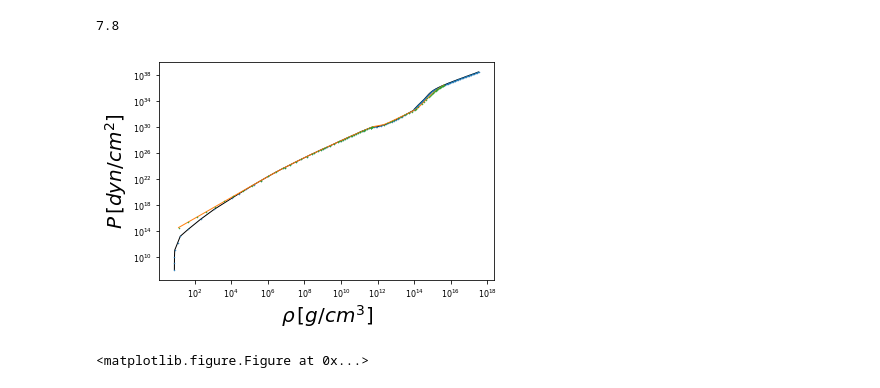
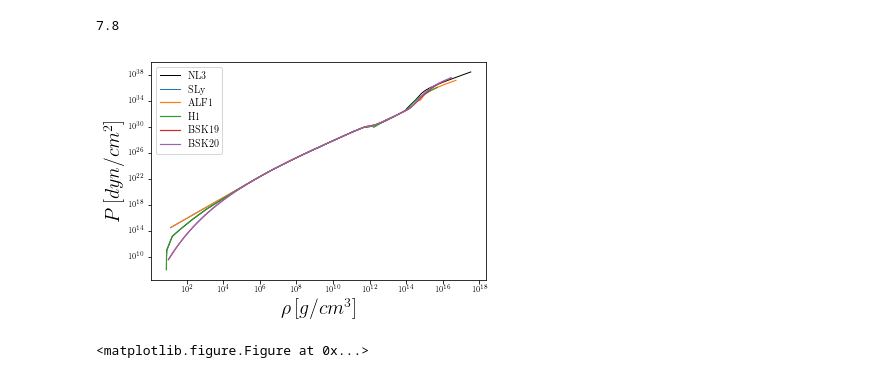
Before and after one commit to DavidRamosSal/stellar_structure, a Jupyter notebook: MassRadius.ipynb, the cells around one changed output. Cells and saved outputs as stored; diff of their text form; code cells hidden in the pictures.

```diff
--- a/MassRadius.ipynb
+++ b/MassRadius.ipynb
@@ -17,7 +17,7 @@ b=c/np.sqrt(Sigma*G) # Dimensions of radius
 mdim=b*c**2.0/G # Dimensions of mass
 pdim=Sigma*c**2 # Dimensions of pressure
 # %%
-rhoNL3,PNL3=np.loadtxt('EOSFull_NL3_BPS02.dat',usecols=(0,1),unpack=True)
+rhoNL3,PNL3=np.loadtxt('EOS/EOSFull_NL3_BPS02.dat',usecols=(0,1),unpack=True)
 P_NL3=interpolate.interp1d(rhoNL3/Sigma,PNL3/pdim)
 rho_NL3=interpolate.interp1d(PNL3/pdim,rhoNL3/Sigma)
 
@@ -25,11 +25,11 @@ rhoSLy,PSLy=np.loadtxt('EOS/sly.dat',usecols=(2,1),unpack=True)
 P_SLy=interpolate.interp1d(rhoSLy/Sigma,(PSLy*c**2)/pdim)
 rho_SLy=interpolate.interp1d((PSLy*c**2)/pdim,rhoSLy/Sigma)
 
-rhoBSK19,PBSK19=np.loadtxt('EOS/bsk19.dat',usecols=(2,1),unpack=True)
+rhoBSK19,PBSK19=np.loadtxt('EOS/bsk19.dat',usecols=(1,2),unpack=True)
 P_BSK19=interpolate.interp1d(rhoBSK19/Sigma,(PBSK19*c**2)/pdim)
 rho_BSK19=interpolate.interp1d((PBSK19*c**2)/pdim,rhoBSK19/Sigma)
 
-rhoBSK20,PBSK20=np.loadtxt('EOS/bsk20.dat',usecols=(2,1),unpack=True)
+rhoBSK20,PBSK20=np.loadtxt('EOS/bsk20.dat',usecols=(1,2),unpack=True)
 P_BSK20=interpolate.interp1d(rhoBSK20/Sigma,(PBSK20*c**2)/pdim)
 rho_BSK20=interpolate.interp1d((PBSK20*c**2)/pdim,rhoBSK20/Sigma)
 
@@ -40,57 +40,79 @@ rho_ALF1=interpolate.interp1d((PALF1*c**2)/pdim,rhoALF1/Sigma)
 rhoH1,PH1=np.loadtxt('EOS/H1.dat',usecols=(2,1),unpack=True)
 P_H1=interpolate.interp1d(rhoH1/Sigma,(PH1*c**2)/pdim)
 rho_H1=interpolate.interp1d((PH1*c**2)/pdim,rhoH1/Sigma)
+
+rhoSQM1,PSQM1=np.loadtxt('EOS/sqm1.dat',usecols=(2,1),unpack=True)
+P_SQM1=interpolate.interp1d(rhoSQM1/Sigma,(PSQM1*c**2)/pdim)
+rho_SQM1=interpolate.interp1d((PSQM1*c**2)/pdim,rhoSQM1/Sigma)
+
+rhoSQM2,PSQM2=np.loadtxt('EOS/sqm2.dat',usecols=(2,1),unpack=True)
+P_SQM2=interpolate.interp1d(rhoSQM2/Sigma,(PSQM2*c**2)/pdim)
+rho_SQM2=interpolate.interp1d((PSQM2*c**2)/pdim,rhoSQM2/Sigma)
 # %%
 rhoNL3[0]
 # %% [output]
 7.8
 # %%
+plt.rc('text', usetex=True)
+plt.rc('font', family='serif')
 plt.rc('axes', labelsize=20)
 plt.rc('xtick', labelsize=8)
 plt.rc('ytick', labelsize=8)
 
 fig=plt.figure()
 ax = fig.add_subplot(1, 1, 1)
 
 plt.loglog(rhoNL3,P_NL3(rhoNL3/Sigma)*pdim,'k-', \
-           linewidth=1,label="Interpolation") # Interpolación
-plt.loglog(rhoNL3,PNL3,'o', \
-           markersize=0.5,label='Data') # Valores de la tabla
+           linewidth=1,label="NL3") # Interpolación
+#plt.loglog(rhoNL3,PNL3,'o', \
+ #          markersize=0.5) # Valores de la tabla
 
 plt.loglog(rhoSLy,P_SLy(rhoSLy/Sigma)*pdim,'-', \
-           linewidth=1,label="Interpolation") # Interpolación
-plt.loglog(rhoSLy,PSLy*c**2,'o', \
-           markersize=0.5,label='Data') # Valores de la tabla
+           linewidth=1,label="SLy")
+#plt.loglog(rhoSLy,PSLy*c**2,'o', \
+  #         markersize=0.5)
 
-#plt.loglog(rhoBSK19,P_BSK19(rhoBSK19/Sigma)*pdim,'-', \
- #          linewidth=1.2,label="Interpolation") # Interpolación
+plt.loglog(rhoALF1,P_ALF1(rhoALF1/Sigma)*pdim,'-', \
+           linewidth=1.2,label="ALF1")
+#plt.loglog(rhoALF1,PALF1*c**2,'o', \
+#           markersize=.5)
+
+plt.loglog(rhoH1,P_H1(rhoH1/Sigma)*pdim,'-', \
+           linewidth=1.2,label="H1")
+#plt.loglog(rhoH1,PH1*c**2,'o', \
+ #          markersize=.5)
+
+
+plt.loglog(rhoBSK19,P_BSK19(rhoBSK19/Sigma)*pdim,'-', \
+           linewidth=1.2,label="BSK19")
 #plt.loglog(rhoBSK19,PBSK19*c**2,'o', \
- #          markersize=.3,label='Data') # Valores de la tabla
+ #          markersize=.5) # Valores de la tabla
 
-#plt.loglog(rhoBSK20,P_BSK20(rhoBSK20/Sigma)*pdim,'-', \
- #          linewidth=1.2,label="Interpolation") # Interpolación
+plt.loglog(rhoBSK20,P_BSK20(rhoBSK20/Sigma)*pdim,'-', \
+           linewidth=1.2,label="BSK20")
 #plt.loglog(rhoBSK20,PBSK20*c**2,'o', \
- #          markersize=3,label='Data') # Valores de la tabla
+ #          markersize=.5) # Valores de la tabla
 
-#plt.loglog(rhoALF1,P_ALF1(rhoALF1/Sigma)*pdim,'-', \
- #          linewidth=1.2,label="Interpolation") # Interpolación
-#plt.loglog(rhoALF1,PALF1*c**2,'o', \
- #          markersize=3,label='Data') # Valores de la tabla
+#-------------Strange Quark Matter (Don't know how they work)
 
-#plt.loglog(rhoH1,P_H1(rhoH1/Sigma)*pdim,'-', \
- #          linewidth=1.2,label="Interpolation") # Interpolación
-#plt.loglog(rhoH1,PH1*c**2,'o', \
- #          markersize=3,label='Data') # Valores de la tabla
+#plt.loglog(rhoSQM1,P_SQM1(rhoSQM1/Sigma)*pdim,'-', \
+ #          linewidth=1.2,label="SQM1")
+#plt.loglog(rhoBSK20,PBSK20*c**2,'o', \
+ #          markersize=.5) # Valores de la tabla
 
+#plt.loglog(rhoSQM2,P_SQM2(rhoSQM2/Sigma)*pdim,'-', \
+ #          linewidth=1.2,label="SQM2")
+#plt.loglog(rhoBSK20,PBSK20*c**2,'o', \
+ #          markersize=.5) # Valores de la tabla
 
 plt.xlabel(r'$\rho\,[g/cm^3]$')
 plt.ylabel(r'$P\,[dyn/cm^{2}]$')
-plt.savefig('EOSs1.png', format='png', dpi=1000)
-#plt.savefig('NL3EoS.eps')
+plt.legend()
+#plt.savefig('figures/EOSs1.pdf', format='pdf', dpi=1000,bbox_inches="tight")
 plt.show()
 plt.clf()
 # %% [output]
-[figure, old version]
+[figure, new version]
 <matplotlib.figure.Figure at 0x...>
 # %%
 def RK4Step(f, r, y, dr):
```
Also changed, not shown: parts of 3 cells of this notebook, 3 other files.
